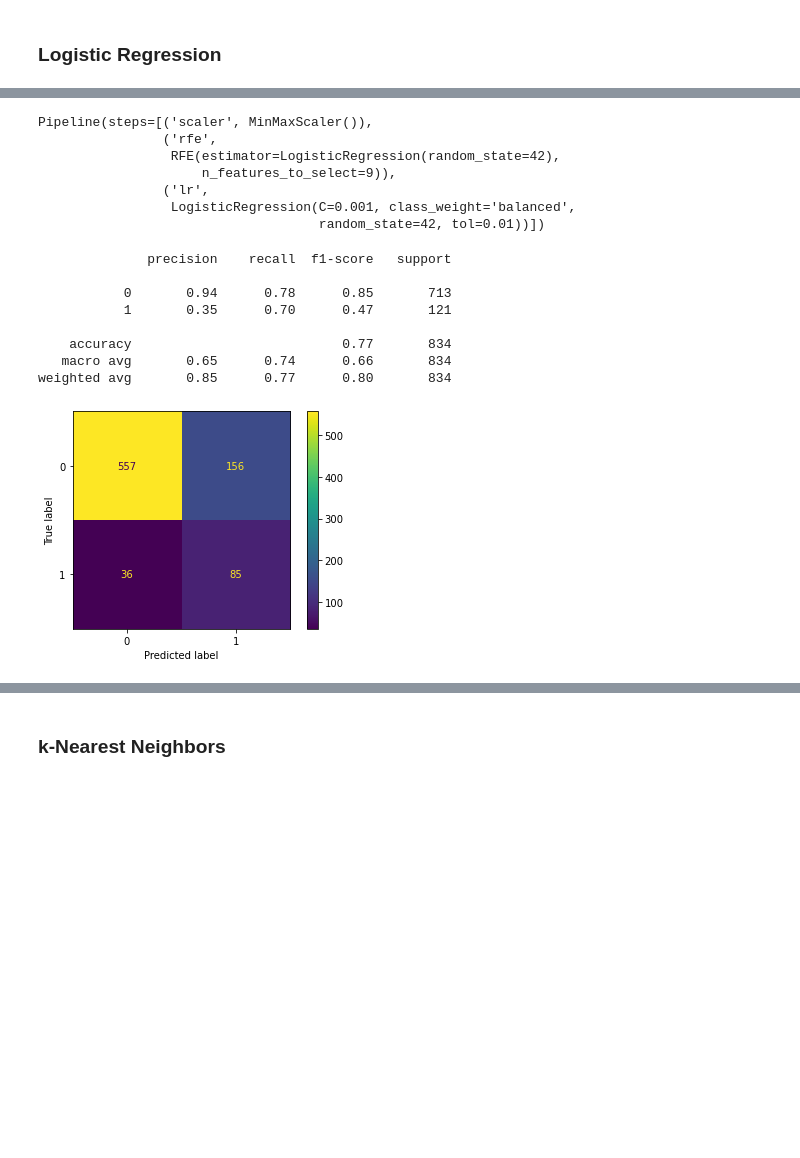
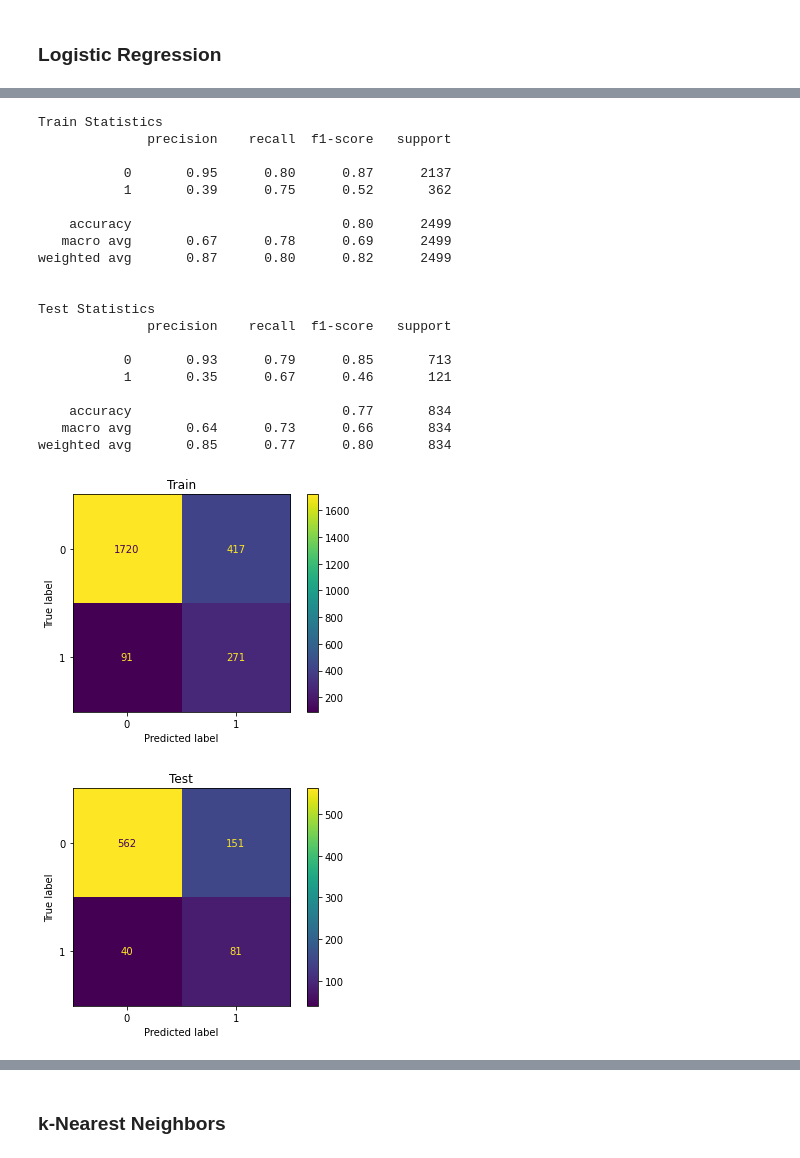
Before and after one commit to Sombrero7/project3, a Jupyter notebook: final_notebook.ipynb, the cells around one changed output, grey strips where cells are left out. Saved outputs shown, nothing was run; the diff lists cells and outputs as text; code cells hidden in the pictures; blank space fills up the shorter version.

```diff
--- a/final_notebook.ipynb
+++ b/final_notebook.ipynb
@@ -136,0 +154,2 @@ states_df.corr()
+# %%
+df = df.drop(['state'], axis=1)
@@ -231,29 +254,44 @@ lr_gs = GridSearchCV(estimator=lr_pipe,
                      cv=RepeatedStratifiedKFold(n_splits=5,
                                                 n_repeats=3,
                                                 random_state=42),
-                     scoring='recall')
+                     scoring='f1')
 
-lr_gs.fit(X_train_df, np.ravel(y_train_df))
-lr_gs.best_estimator_
+lr_gs.fit(X_train, np.ravel(y_train))
+
+lr_best = lr_gs.best_estimator_
-# %% [output]
-Pipeline(steps=[('scaler', MinMaxScaler()),
-                ('rfe',
-                 RFE(estimator=LogisticRegression(random_state=42),
-                     n_features_to_select=9)),
-                ('lr',
-                 LogisticRegression(C=0.001, class_weight='balanced',
-                                    random_state=42, tol=0.01))])
-# %%
-y_pred_lr_gs = lr_gs.predict(X_test_df)
-print(classification_report(y_test, y_pred_lr_gs))
-plot_confusion_matrix(estimator=lr_gs, X=X_test, y_true=y_test);
-# %% [output]
-              precision    recall  f1-score   support
-
-           0       0.94      0.78      0.85       713
-           1       0.35      0.70      0.47       121
-
-    accuracy                           0.77       834
-   macro avg       0.65      0.74      0.66       834
-weighted avg       0.85      0.77      0.80       834
-[figure, removed]
+# %%
+y_train_pred_lr = lr_best.predict(X_train)
+y_test_pred_lr = lr_best.predict(X_test)
+
+print('Train Statistics')
+print(classification_report(y_train, y_train_pred_lr))
+print()
+print('Test Statistics')
+print(classification_report(y_test, y_test_pred_lr))
+plot_confusion_matrix(estimator=lr_best, X=X_train, y_true=y_train);
+plt.title('Train');
+plot_confusion_matrix(estimator=lr_best, X=X_test, y_true=y_test);
+plt.title('Test');
+# %% [output]
+Train Statistics
+              precision    recall  f1-score   support
+
+           0       0.95      0.80      0.87      2137
+           1       0.39      0.75      0.52       362
+
+    accuracy                           0.80      2499
+   macro avg       0.67      0.78      0.69      2499
+weighted avg       0.87      0.80      0.82      2499
+
+
+Test Statistics
+              precision    recall  f1-score   support
+
+           0       0.93      0.79      0.85       713
+           1       0.35      0.67      0.46       121
+
+    accuracy                           0.77       834
+   macro avg       0.64      0.73      0.66       834
+weighted avg       0.85      0.77      0.80       834
+[figure, added]
+[figure, added]
```
Also changed, not shown: parts of 67 cells of this notebook.
